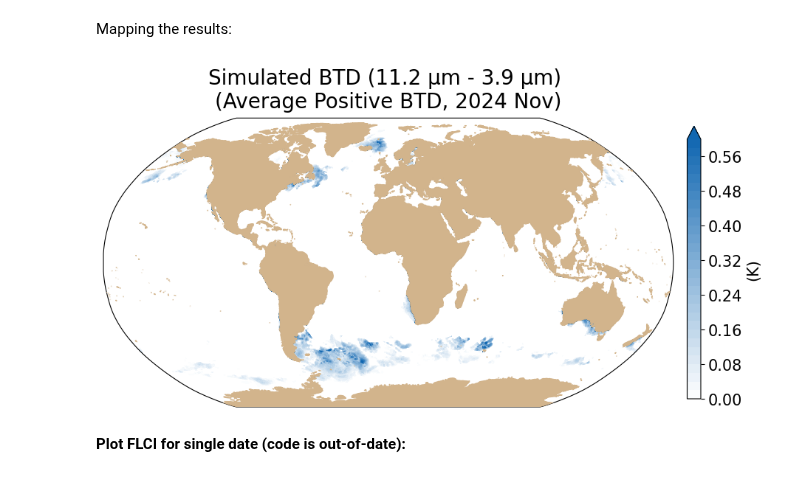
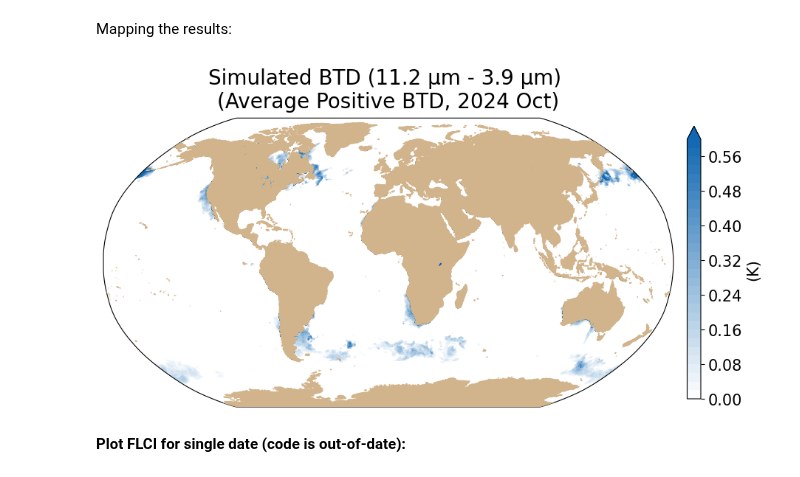
Before and after one commit to jesseturner/FLC_Workspace_3, a Jupyter notebook: FLCI_composite.ipynb, the cells around one changed output. Saved outputs shown, nothing was run; the diff lists cells and outputs as text; code cells hidden in the pictures.

```diff
--- a/FLCI_composite.ipynb
+++ b/FLCI_composite.ipynb
@@ -8,10 +8,10 @@ import cartopy.feature as feature
 import numpy as np
 # %%
 data_arrays = []
-month_str = "2024 Nov"
+month_str = "2024 Oct"
 
-for day in range(1, 31):  # Days 1 to 31
-    date_str = f"202411{day:02d}"  # Format the day with leading zero if needed
+for day in range(1, 32):  # Days 1 to 31
+    date_str = f"202410{day:02d}"  # Format the day with leading zero if needed
     # Open the DataArray for the current day
     file_path = f"composite/global/global_{date_str}.nc"
     data_array = xr.open_dataarray(file_path)
@@ -47,7 +47,15 @@ lons = mean_FLCI.longitude-180
 # %% [markdown]
 Mapping the results:
 # %%
-tool = "mean" #"IQR, mean, std_dev, cv
+import matplotlib.pyplot as plt
+import cartopy.crs as ccrs
+import cartopy.feature as feature
+import cartopy.io.shapereader as shpreader
+from shapely.ops import unary_union
+from shapely.geometry import Polygon
+import numpy as np
+
+tool = "mean"  # "IQR, mean, std_dev, cv"
 
 if tool == "mean":
     BTD = mean_FLCI
@@ -58,58 +66,91 @@ if tool == "std_dev":
 if tool == "cv":
     BTD = cv
 
-projection=ccrs.Robinson(central_longitude=0)
-fig,ax=plt.subplots(1, figsize=(12,12),subplot_kw={'projection': projection})
+projection = ccrs.Robinson(central_longitude=0)
+fig, ax = plt.subplots(1, figsize=(12, 12), subplot_kw={'projection': projection})
 
-#---Custom colorbar
+# --- Custom colorbar
 from matplotlib.colors import LinearSegmentedColormap
-colors = [(0, '#A9A9A9'), (0.5, 'white'), (1, '#1167b1')]  # +3 = blueish teal, 0 = white, -3 = grey
-colors = [ '#FFFFFF', '#1167b1']
-#colors = [(0, 'white'), (1, '#1167b1')]
+
+colors = ['#FFFFFF', '#1167b1']
 cmap = LinearSegmentedColormap.from_list('custom_cmap', colors)
 
-
-#---Local max and min, taking into account the zeroes from the NAN region (land)
+# --- Local max and min, taking into account the zeroes from the NAN region (land)
 max_BTD = BTD.where(BTD > -20).max().item()
 min_BTD = BTD.where(BTD > -20).min().item()
 
-#---Setting the colorbar levels
+# --- Setting the colorbar levels
 if tool == "mean":
     levels = np.linspace(0, 0.6, 31)
 if tool == "IQR":
     levels = np.linspace(0, 0.9, 31)
 if tool == "std_dev":
     levels = np.linspace(0, 0.9, 31)
 if tool == "cv":
     levels = np.linspace(0, 100, 31)
 
-#---Plotting
-c=ax.contourf(mean_FLCI.longitude, mean_FLCI.latitude, BTD, cmap=cmap, extend='max', levels=levels, transform=ccrs.PlateCarree())
+# --- Plotting contourf
+c = ax.contourf(
+    mean_FLCI.longitude,
+    mean_FLCI.latitude,
+    BTD,
+    cmap=cmap,
+    extend='max',
+    levels=levels,
+    transform=ccrs.PlateCarree(),
+)
 
 clb = plt.colorbar(c, shrink=0.4, pad=0.02, ax=ax)
 clb.ax.tick_params(labelsize=15)
 clb.set_label('(K)', fontsize=15)
 
 if tool == "cv":
     clb.set_label('(%)', fontsize=15)
 
 if tool == "mean":
-    ax.set_title("Simulated BTD (11.2 μm - 3.9 μm) \n(Average Positive BTD, "+month_str+")", fontsize=20, pad=10)
+    ax.set_title("Simulated BTD (11.2 μm - 3.9 μm) \n(Average Positive BTD, " + month_str + ")", fontsize=20, pad=10)
 if tool == "IQR":
-    ax.set_title("Simulated BTD (11.2 μm - 3.9 μm) \n(Positive IQR BTD, "+month_str+")", fontsize=20, pad=10)
+    ax.set_title("Simulated BTD (11.2 μm - 3.9 μm) \n(Positive IQR BTD, " + month_str + ")", fontsize=20, pad=10)
 if tool == "std_dev":
-    ax.set_title("Simulated BTD (11.2 μm - 3.9 μm) \n(Positive standard deviation BTD, "+month_str+")", fontsize=20, pad=10)
+    ax.set_title("Simulated BTD (11.2 μm - 3.9 μm) \n(Positive standard deviation BTD, " + month_str + ")", fontsize=20, pad=10)
 if tool == "cv":
-    ax.set_title("Simulated BTD (11.2 μm - 3.9 μm) \n(Positive Coefficient of Variation, "+month_str+")", fontsize=20, pad=10)
+    ax.set_title("Simulated BTD (11.2 μm - 3.9 μm) \n(Positive Coefficient of Variation, " + month_str + ")", fontsize=20, pad=10)
 
-#--- Land in tan
-land_mask = feature.NaturalEarthFeature('physical', 'land', '50m', edgecolor='face', facecolor=feature.COLORS['land'])
-ax.add_feature(land_mask, zorder=100, edgecolor='tan', facecolor='tan')
+# --- Create a land mask without lakes
+from cartopy.feature import NaturalEarthFeature
 
-#--- Display figure
-fig.savefig("composite/monthly/flc_sim_"+month_str.replace(" ", "_")+"_"+tool, dpi=200, bbox_inches='tight')
+land_shp = shpreader.natural_earth(category='physical', name='land', resolution='50m')
+lake_shp = shpreader.natural_earth(category='physical', name='lakes', resolution='50m')
+
+# Read geometries for land and lakes
+land_reader = shpreader.Reader(land_shp)
+lake_reader = shpreader.Reader(lake_shp)
+land_geoms = list(land_reader.geometries())
+lake_geoms = list(lake_reader.geometries())
+
+# Combine lakes into a single geometry
+lakes_union = unary_union(lake_geoms)
+
+# Subtract lakes from the land geometry
+land_without_lakes = unary_union(land_geoms).difference(lakes_union)
+
+# Add the resulting land mask
+ax.add_geometries(
+    [land_without_lakes],
+    crs=ccrs.PlateCarree(),
+    facecolor='tan',
+    edgecolor='tan',
+    zorder=100,
+)
+
+# --- Display figure
+fig.savefig(
+    "composite/monthly/flc_sim_" + month_str.replace(" ", "_") + "_" + tool,
+    dpi=200,
+    bbox_inches='tight',
+)
 # %% [output]
-[figure, old version]
+[figure, new version]
 # %% [markdown]
 **Plot FLCI for single date (code is out-of-date):**
 # %%
```
Also changed, not shown: parts of 1 cell of this notebook.
